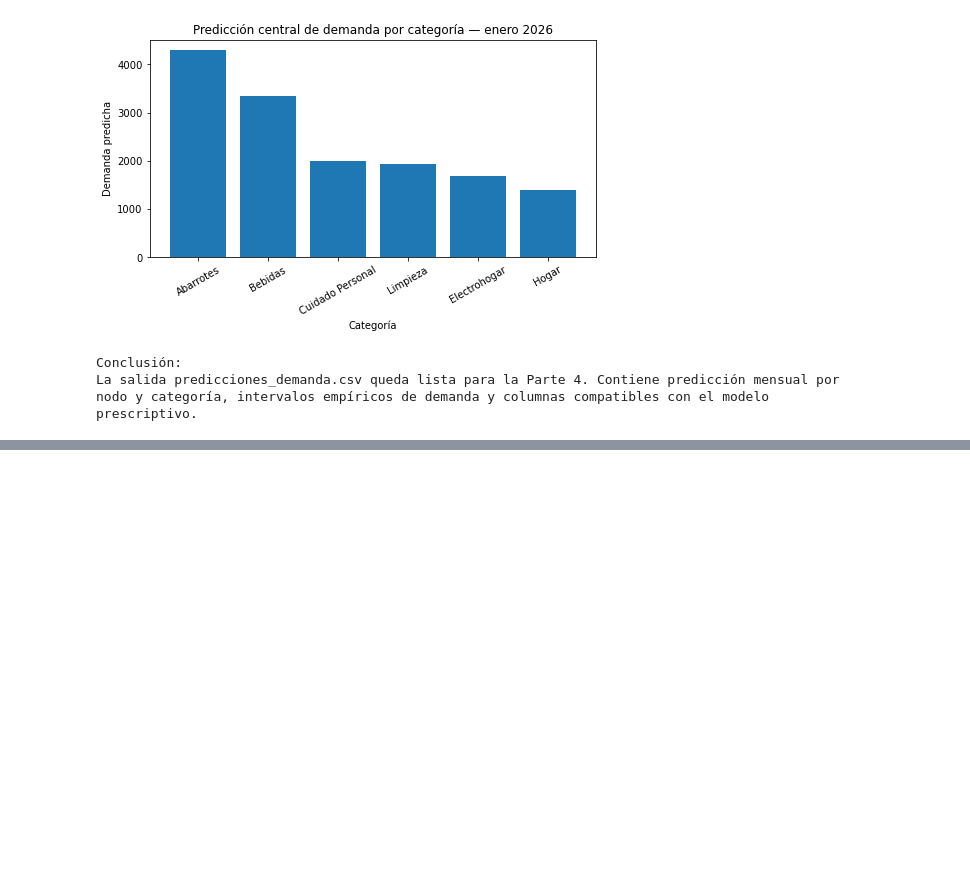
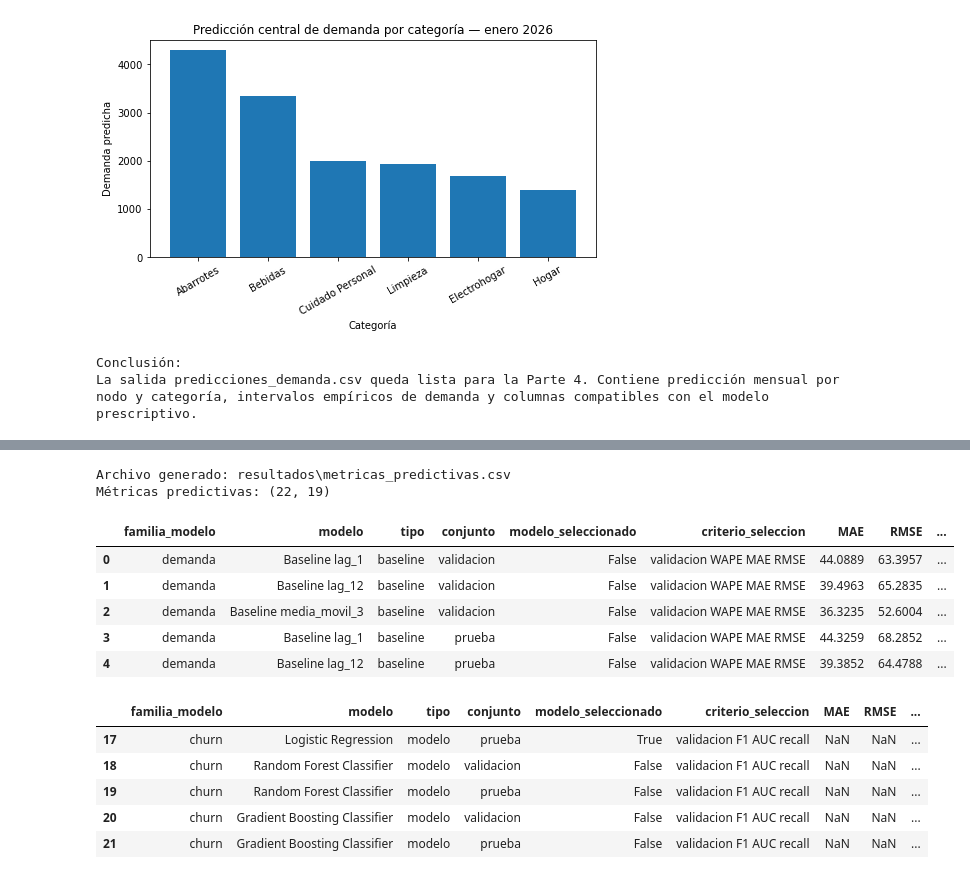
Before and after one commit to yeyson-cano/proyecto-andinaretail, a Jupyter notebook: notebooks/03_predictivo.ipynb, the cells around one changed output, grey strips where cells are left out. Saved outputs shown, nothing was run; the diff lists cells and outputs as text; code cells hidden in the pictures; blank space fills up the shorter version.

```diff
--- a/notebooks/03_predictivo.ipynb
+++ b/notebooks/03_predictivo.ipynb
@@ -807,0 +1434,67 @@ La salida predicciones_demanda.csv queda lista para la Parte 4. Contiene predicc
+# %%
+# Métricas de demanda ya calculadas en la Parte 3A
+# Se asume que el bloque de demanda conserva el DataFrame metricas_todas y la variable modelo_operativo
+metricas_demanda_export = metricas_todas.copy()
+metricas_demanda_export["familia_modelo"] = "demanda"
+metricas_demanda_export["modelo_seleccionado"] = metricas_demanda_export["modelo"].eq(modelo_operativo)
+metricas_demanda_export["criterio_seleccion"] = "validacion WAPE MAE RMSE"
+
+# Métricas de churn calculadas en la Parte 3B
+metricas_churn_export = metricas_churn_df.copy()
+metricas_churn_export["familia_modelo"] = "churn"
+metricas_churn_export["modelo_seleccionado"] = metricas_churn_export["modelo"].eq(modelo_churn_operativo)
+metricas_churn_export["criterio_seleccion"] = "validacion F1 AUC recall"
+
+columnas_metricas = [
+    "familia_modelo",
+    "modelo",
+    "tipo",
+    "conjunto",
+    "modelo_seleccionado",
+    "criterio_seleccion",
+    "MAE",
+    "RMSE",
+    "R2",
+    "WAPE",
+    "accuracy",
+    "precision",
+    "recall",
+    "f1",
+    "auc_roc",
+    "tn",
+    "fp",
+    "fn",
+    "tp"
+]
+
+for col in columnas_metricas:
+    if col not in metricas_demanda_export.columns:
+        metricas_demanda_export[col] = np.nan
+    if col not in metricas_churn_export.columns:
+        metricas_churn_export[col] = np.nan
+
+metricas_predictivas = pd.concat([
+    metricas_demanda_export[columnas_metricas],
+    metricas_churn_export[columnas_metricas]
+], ignore_index=True)
+
+metricas_predictivas.to_csv(OUT_METRICAS_PREDICTIVAS, index=False, encoding="utf-8")
+print(f"Archivo generado: {OUT_METRICAS_PREDICTIVAS.relative_to(ROOT)}")
+print("Métricas predictivas:", metricas_predictivas.shape)
+display(metricas_predictivas.head())
+display(metricas_predictivas.tail())
+# %% [output]
+Archivo generado: resultados\metricas_predictivas.csv
+Métricas predictivas: (22, 19)
+|  | familia_modelo | modelo | tipo | conjunto | modelo_seleccionado | criterio_seleccion | MAE | RMSE | ... |
+| 0 | demanda | Baseline lag_1 | baseline | validacion | False | validacion WAPE MAE RMSE | 44.0889 | 63.3957 | ... |
+| 1 | demanda | Baseline lag_12 | baseline | validacion | False | validacion WAPE MAE RMSE | 39.4963 | 65.2835 | ... |
+| 2 | demanda | Baseline media_movil_3 | baseline | validacion | False | validacion WAPE MAE RMSE | 36.3235 | 52.6004 | ... |
+| 3 | demanda | Baseline lag_1 | baseline | prueba | False | validacion WAPE MAE RMSE | 44.3259 | 68.2852 | ... |
+| 4 | demanda | Baseline lag_12 | baseline | prueba | False | validacion WAPE MAE RMSE | 39.3852 | 64.4788 | ... |
+|  | familia_modelo | modelo | tipo | conjunto | modelo_seleccionado | criterio_seleccion | MAE | RMSE | ... |
+| 17 | churn | Logistic Regression | modelo | prueba | True | validacion F1 AUC recall | NaN | NaN | ... |
+| 18 | churn | Random Forest Classifier | modelo | validacion | False | validacion F1 AUC recall | NaN | NaN | ... |
+| 19 | churn | Random Forest Classifier | modelo | prueba | False | validacion F1 AUC recall | NaN | NaN | ... |
+| 20 | churn | Gradient Boosting Classifier | modelo | validacion | False | validacion F1 AUC recall | NaN | NaN | ... |
+| 21 | churn | Gradient Boosting Classifier | modelo | prueba | False | validacion F1 AUC recall | NaN | NaN | ... |
```
Also changed, not shown: parts of 19 cells of this notebook, 5 other files.
